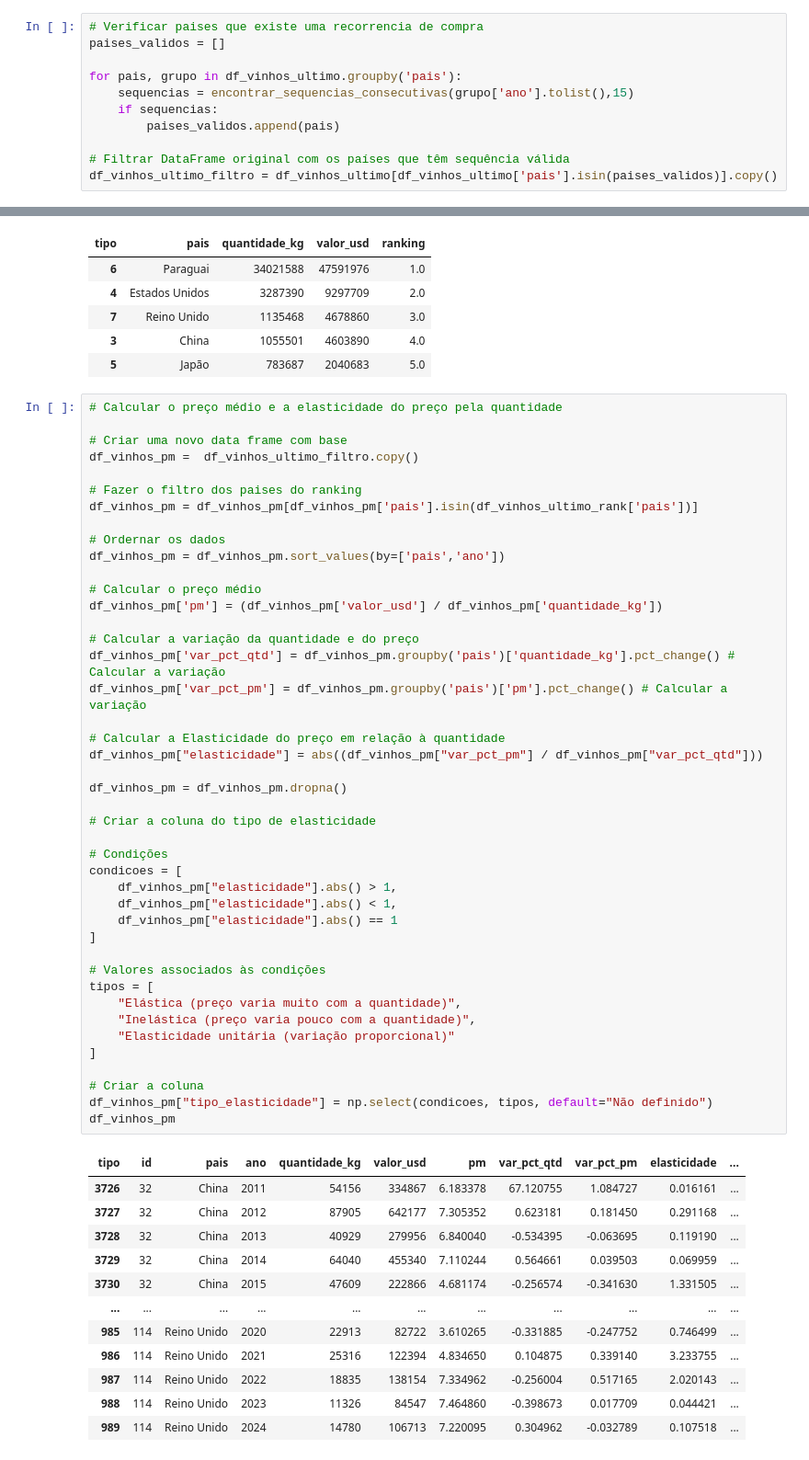
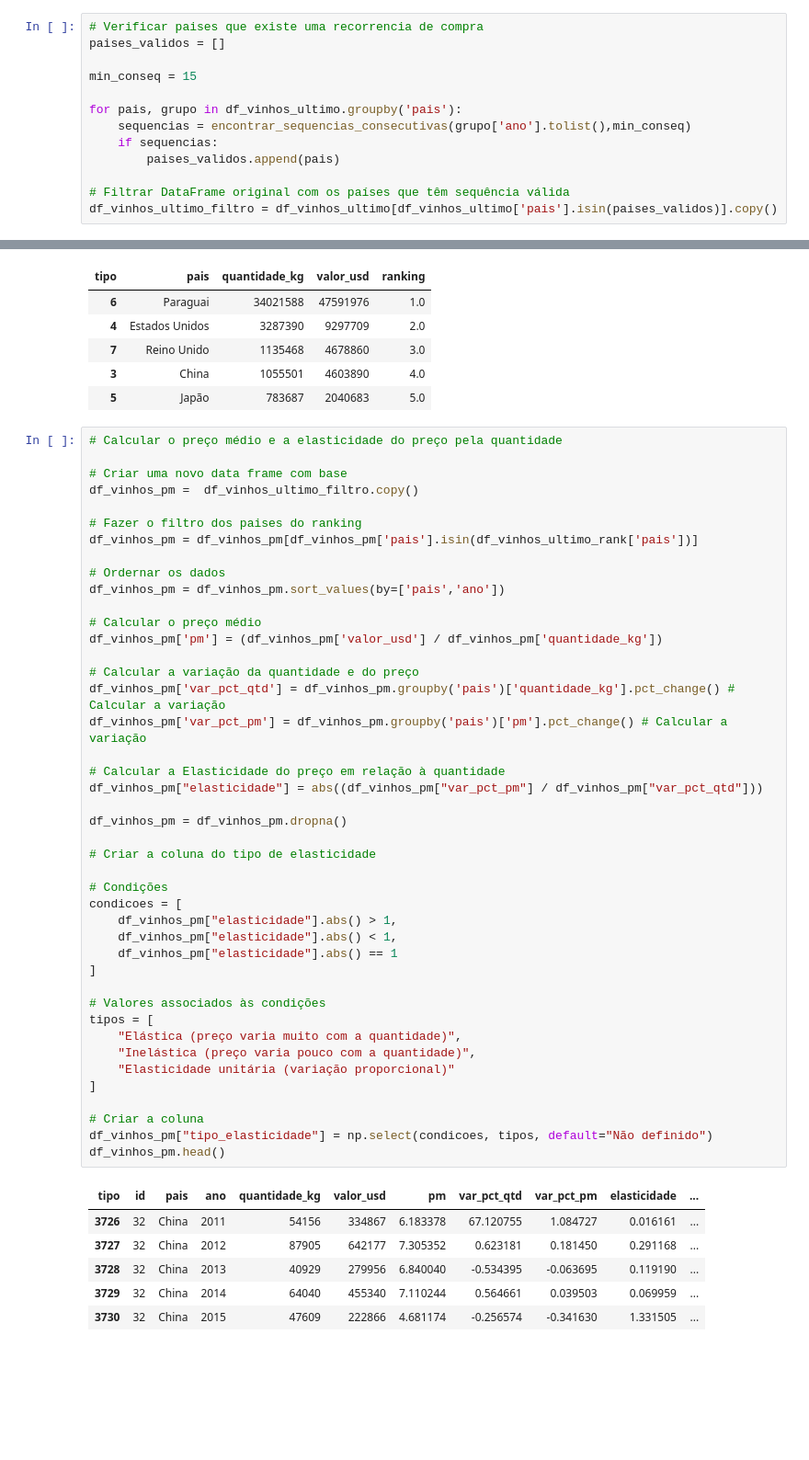
Before and after one commit to RicardViana/fiap-Data-Analysis-and-Exploration, a Jupyter notebook: tech_challenge_fase1.ipynb, the cells around one changed output, grey strips where cells are left out. Shown: that part at 92% size. Cells and saved outputs as stored; diff of their text form; blank space fills up the shorter version.

```diff
--- a/tech_challenge_fase1.ipynb
+++ b/tech_challenge_fase1.ipynb
@@ -176,8 +169,10 @@ df_vinhos_ultimo
 # Verificar paises que existe uma recorrencia de compra
 paises_validos = []
 
+min_conseq = 15
+
 for pais, grupo in df_vinhos_ultimo.groupby('pais'):
-    sequencias = encontrar_sequencias_consecutivas(grupo['ano'].tolist(),15)
+    sequencias = encontrar_sequencias_consecutivas(grupo['ano'].tolist(),min_conseq)
     if sequencias:
         paises_validos.append(pais)
 
@@ -222,37 +217,31 @@ df_vinhos_pm['var_pct_pm'] = df_vinhos_pm.groupby('pais')['pm'].pct_change() # C
 # Calcular a Elasticidade do preço em relação à quantidade
 df_vinhos_pm["elasticidade"] = abs((df_vinhos_pm["var_pct_pm"] / df_vinhos_pm["var_pct_qtd"]))
 
 df_vinhos_pm = df_vinhos_pm.dropna()
 
 # Criar a coluna do tipo de elasticidade
 
 # Condições
 condicoes = [
     df_vinhos_pm["elasticidade"].abs() > 1,
     df_vinhos_pm["elasticidade"].abs() < 1,
     df_vinhos_pm["elasticidade"].abs() == 1
 ]
 
 # Valores associados às condições
 tipos = [
     "Elástica (preço varia muito com a quantidade)",
     "Inelástica (preço varia pouco com a quantidade)",
     "Elasticidade unitária (variação proporcional)"
 ]
 
 # Criar a coluna
 df_vinhos_pm["tipo_elasticidade"] = np.select(condicoes, tipos, default="Não definido")
-df_vinhos_pm
+df_vinhos_pm.head()
 # %% [output]
 | tipo | id | pais | ano | quantidade_kg | valor_usd | pm | var_pct_qtd | var_pct_pm | elasticidade | ... |
 | 3726 | 32 | China | 2011 | 54156 | 334867 | 6.183378 | 67.120755 | 1.084727 | 0.016161 | ... |
 | 3727 | 32 | China | 2012 | 87905 | 642177 | 7.305352 | 0.623181 | 0.181450 | 0.291168 | ... |
 | 3728 | 32 | China | 2013 | 40929 | 279956 | 6.840040 | -0.534395 | -0.063695 | 0.119190 | ... |
 | 3729 | 32 | China | 2014 | 64040 | 455340 | 7.110244 | 0.564661 | 0.039503 | 0.069959 | ... |
 | 3730 | 32 | China | 2015 | 47609 | 222866 | 4.681174 | -0.256574 | -0.341630 | 1.331505 | ... |
-| ... | ... | ... | ... | ... | ... | ... | ... | ... | ... | ... |
-| 985 | 114 | Reino Unido | 2020 | 22913 | 82722 | 3.610265 | -0.331885 | -0.247752 | 0.746499 | ... |
-| 986 | 114 | Reino Unido | 2021 | 25316 | 122394 | 4.834650 | 0.104875 | 0.339140 | 3.233755 | ... |
-| 987 | 114 | Reino Unido | 2022 | 18835 | 138154 | 7.334962 | -0.256004 | 0.517165 | 2.020143 | ... |
-| 988 | 114 | Reino Unido | 2023 | 11326 | 84547 | 7.464860 | -0.398673 | 0.017709 | 0.044421 | ... |
-| 989 | 114 | Reino Unido | 2024 | 14780 | 106713 | 7.220095 | 0.304962 | -0.032789 | 0.107518 | ... |
```
Also changed, not shown: parts of 3 cells of this notebook.
